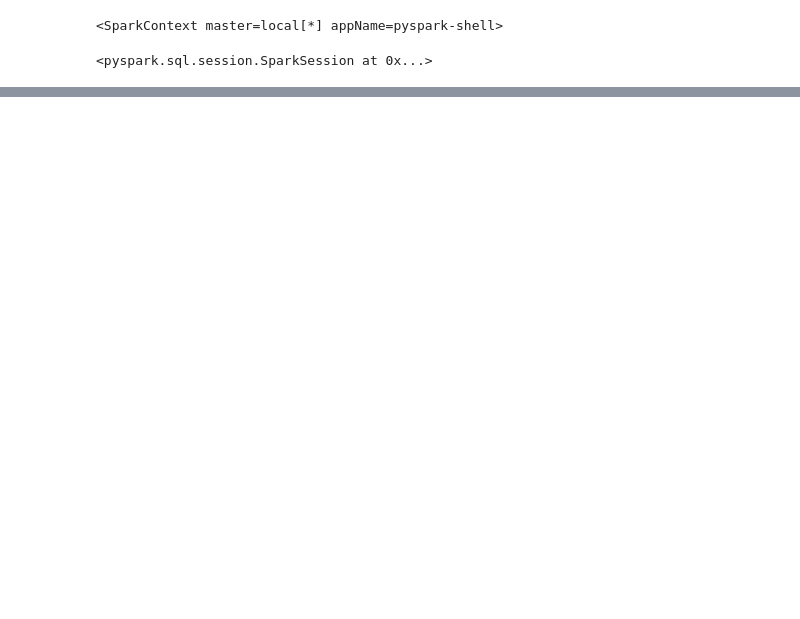
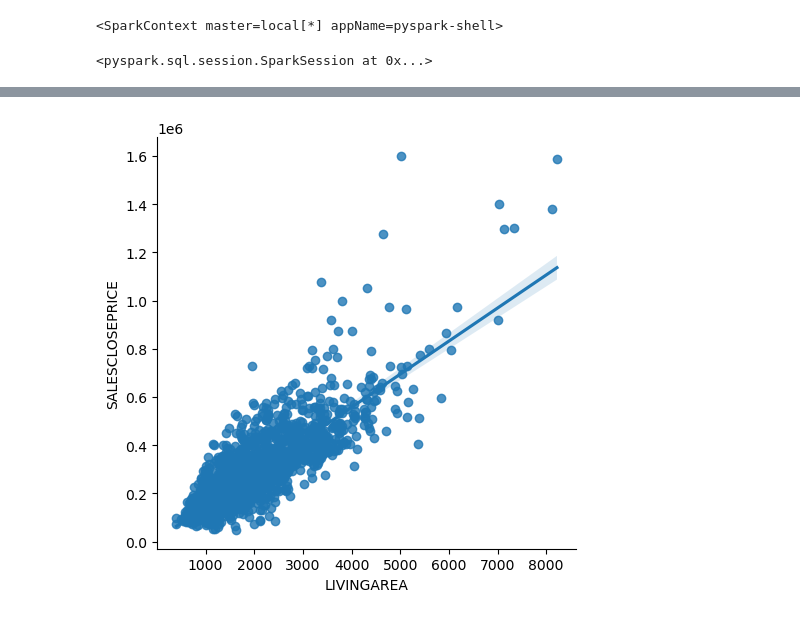
Before and after one commit to Alashmony/Feature_Engineering_with_PySpark_DataCamp, a Jupyter notebook: Fourth.ipynb, the cells around one changed output, grey strips where cells are left out. Cells and saved outputs as stored; diff of their text form; code cells hidden in the pictures; blank space fills up the shorter version.

```diff
--- a/Fourth.ipynb
+++ b/Fourth.ipynb
@@ -18,0 +408,12 @@ spark
+# %%
+# Select a the relevant columns and sample
+sample_df = df.select(['SALESCLOSEPRICE', 'LIVINGAREA']).sample(False, 0.5, 42)
+
+# Convert to pandas dataframe
+pandas_df = sample_df.toPandas()
+
+# Linear model plot of pandas_df
+sns.lmplot(x='LIVINGAREA', y='SALESCLOSEPRICE', data=pandas_df)
+plt.show();
+# %% [output]
+[figure, added]
```
Also changed, not shown: parts of 30 cells of this notebook, 1 other file.
